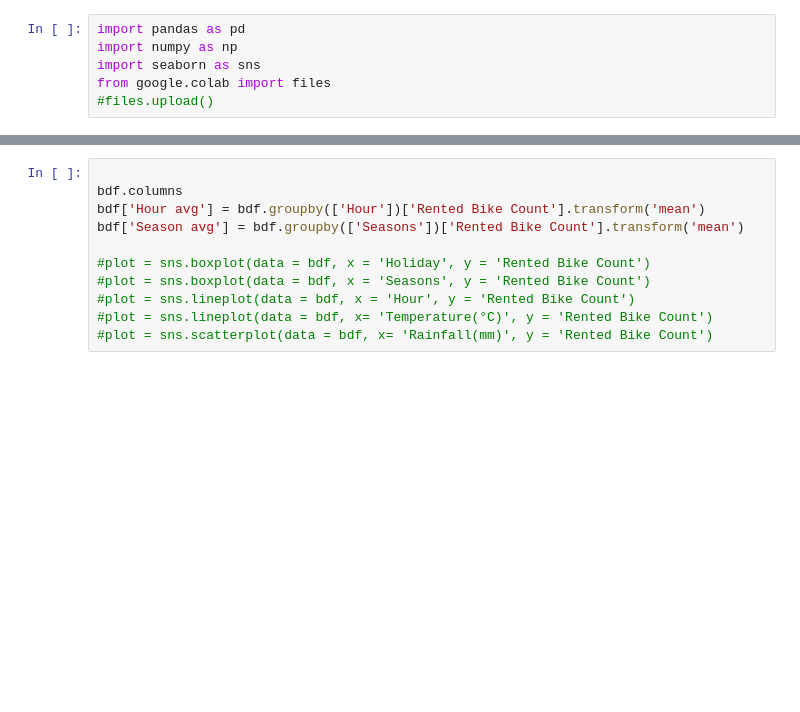
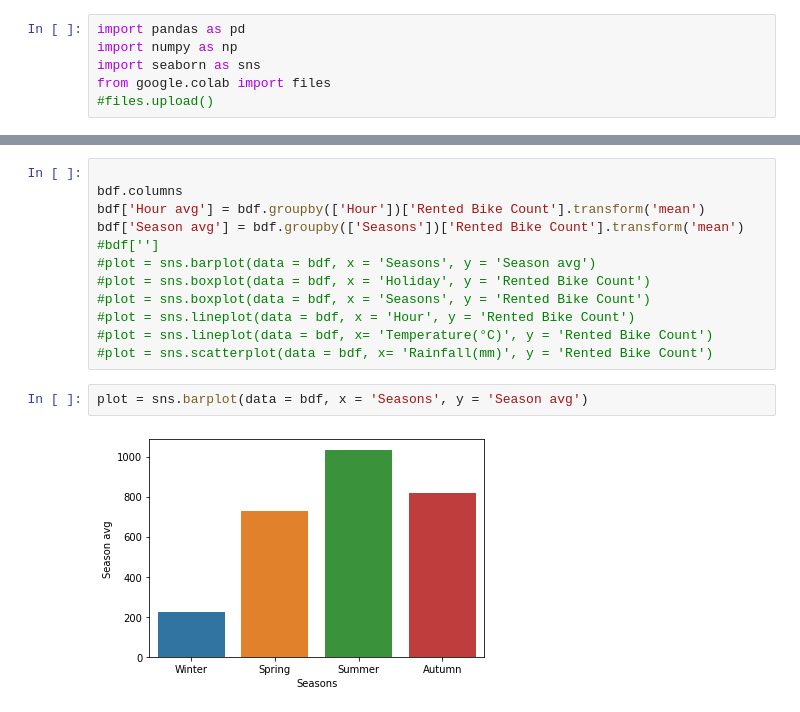
Before and after one commit to garrettfarley9/Seoul-Bike-Regression, a Jupyter notebook: Farley_ML_Project_part_1.ipynb, the cells around one changed output, grey strips where cells are left out. Cells and saved outputs as stored; diff of their text form; blank space fills up the shorter version.

Commit message:
Added plots

```diff
--- a/Farley_ML_Project_part_1.ipynb
+++ b/Farley_ML_Project_part_1.ipynb
@@ -30,9 +22,14 @@ bdf.describe
 bdf.columns
 bdf['Hour avg'] = bdf.groupby(['Hour'])['Rented Bike Count'].transform('mean')
 bdf['Season avg'] = bdf.groupby(['Seasons'])['Rented Bike Count'].transform('mean')
-
+#bdf['']
+#plot = sns.barplot(data = bdf, x = 'Seasons', y = 'Season avg')
 #plot = sns.boxplot(data = bdf, x = 'Holiday', y = 'Rented Bike Count')
 #plot = sns.boxplot(data = bdf, x = 'Seasons', y = 'Rented Bike Count')
 #plot = sns.lineplot(data = bdf, x = 'Hour', y = 'Rented Bike Count')
 #plot = sns.lineplot(data = bdf, x= 'Temperature(°C)', y = 'Rented Bike Count')
 #plot = sns.scatterplot(data = bdf, x= 'Rainfall(mm)', y = 'Rented Bike Count')
+# %%
+plot = sns.barplot(data = bdf, x = 'Seasons', y = 'Season avg')
+# %% [output]
+[figure, added]
```
Also changed, not shown: parts of 4 cells of this notebook.
